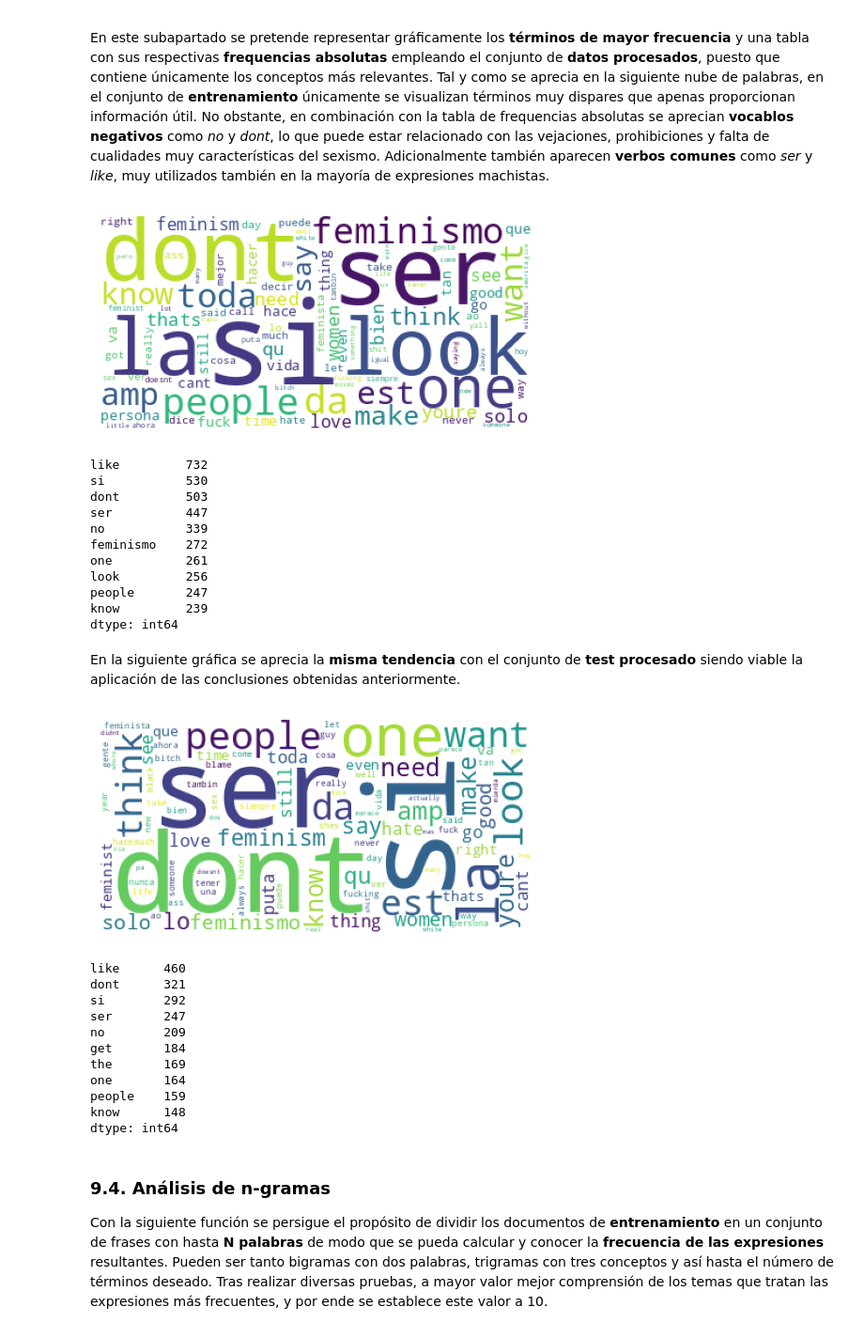
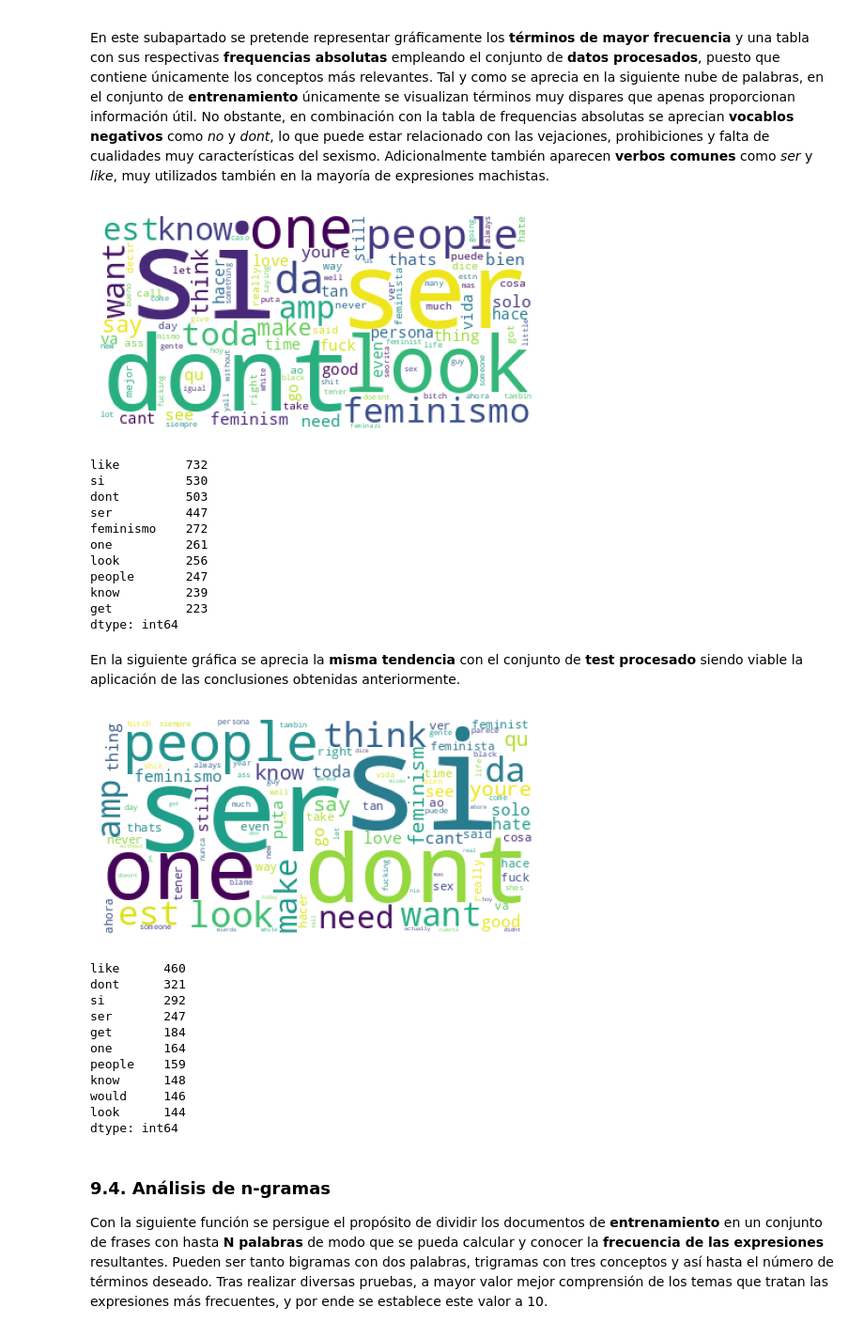
Before and after one commit to lidiasm/DATCOM-TFM, a Jupyter notebook: notebooks/eda.ipynb, the cells around one changed output. Shown at 94% size. Saved outputs shown, nothing was run; the diff lists cells and outputs as text; code cells hidden in the pictures.

```diff
--- a/notebooks/eda.ipynb
+++ b/notebooks/eda.ipynb
@@ -255,26 +255,43 @@ add_stopwords = [
     'man', 'men', 'boy', 'boys'
 ]
 
-# Text processing for train and test datasets
-train_df = text_processing_pipeline(
+# Text processing for train dataset
+train_df = process_texts_encode_labels(
     dataset=train_df,
     text_col='text',
+    class_col='task1',
+    lemmatize=False,
+    correct_words=False)
+
+# Create a new column without stopwords
+train_df['clean_texts_without_stopwords'] = delete_stopwords(
+    dataset=train_df,
+    text_col='clean_text',
     add_stopwords=add_stopwords)
 
-test_df = text_processing_pipeline(
+# Text processing for test dataset
+test_df = process_texts_encode_labels(
     dataset=test_df,
     text_col='text',
+    class_col='task1',
+    lemmatize=False,
+    correct_words=False)
+
+# Create a new column without stopwords
+test_df['clean_texts_without_stopwords'] = delete_stopwords(
+    dataset=test_df,
+    text_col='clean_text',
     add_stopwords=add_stopwords)
 
 # Tokenize processed train and test texts
-train_df['cleaned_text_tokens'] = train_df.apply(
+train_df['clean_text_tokens'] = train_df.apply(
     lambda row: nltk.word_tokenize(
-        row['cleaned_text']),
+        row['clean_texts_without_stopwords']),
         axis=1)
 
-test_df['cleaned_text_tokens'] = test_df.apply(
+test_df['clean_text_tokens'] = test_df.apply(
     lambda row: nltk.word_tokenize(
-        row['cleaned_text']),
+        row['clean_texts_without_stopwords']),
         axis=1)
 
 # Delete punctuation marks and tokenize texts
@@ -311,14 +328,14 @@ test_df['text_tokens'].str.len().plot(
     title='Test original')
 
 # Char frequency for PREPROCESSED texts in train and test datasets
-train_df['cleaned_text_tokens'].str.len().plot(
+train_df['clean_text_tokens'].str.len().plot(
     ax=ax[1][0],
     kind='hist',
     grid=False,
     color='#f9a3cb',
     title='Entrenamiento procesado')
 
-test_df['cleaned_text_tokens'].str.len().plot(
+test_df['clean_text_tokens'].str.len().plot(
     ax=ax[1][1],
     kind='hist',
     grid=False,
@@ -370,32 +387,32 @@ En este subapartado se pretende representar gráficamente los **términos de may
 # %%
 # Set a wordcloud chart with a white background and 100 words max
 word_cloud_object = WordCloud(
     background_color='white',
     max_words=100)
 
 # Create a wordcloud chart with the train dataset
-train_wordcloud = word_cloud_object.generate(str(list(train_df['cleaned_text'].values)))
+train_wordcloud = word_cloud_object.generate(str(list(train_df['clean_texts_without_stopwords'].values)))
 
 # Plot settings
 fig = plt.figure(1, figsize=(10,3))
 plt.axis('off')
 plt.imshow(train_wordcloud)
 plt.show()
 
 # TOP 10 most frequent words ~ Absolute frequency
-pd.Series(' '.join(train_df.cleaned_text).split()).value_counts()[:10]
+pd.Series(' '.join(train_df.clean_texts_without_stopwords).split()).value_counts()[:10]
 # %% [output]
-[figure, old version]
+[figure, new version]
 like         732
 si           530
 dont         503
 ser          447
-no           339
 feminismo    272
 one          261
 look         256
 people       247
 know         239
+get          223
 dtype: int64
 # %% [markdown]
 En la siguiente gráfica se aprecia la **misma tendencia** con el conjunto de **test procesado** siendo viable la aplicación de las conclusiones obtenidas anteriormente.
@@ -406,7 +423,7 @@ word_cloud_object = WordCloud(
     max_words=100)
 
 # Create a wordcloud chart with the train dataset
-wordcloud = word_cloud_object.generate(str(list(test_df['cleaned_text'].values)))
+wordcloud = word_cloud_object.generate(str(list(test_df['clean_texts_without_stopwords'].values)))
 
 # Plot settings
 fig = plt.figure(1, figsize=(10,3))
@@ -415,19 +432,19 @@ plt.imshow(wordcloud)
 plt.show()
 
 # TOP 10 most frequent words ~ Absolute frequency
-pd.Series(' '.join(test_df.cleaned_text).split()).value_counts()[:10]
+pd.Series(' '.join(test_df.clean_texts_without_stopwords).split()).value_counts()[:10]
 # %% [output]
-[figure, old version]
+[figure, new version]
 like      460
 dont      321
 si        292
 ser       247
-no        209
 get       184
-the       169
 one       164
 people    159
 know      148
+would     146
+look      144
 dtype: int64
 # %% [markdown]
 ### 9.4. Análisis de n-gramas
```
Also changed, not shown: parts of 7 cells of this notebook.
